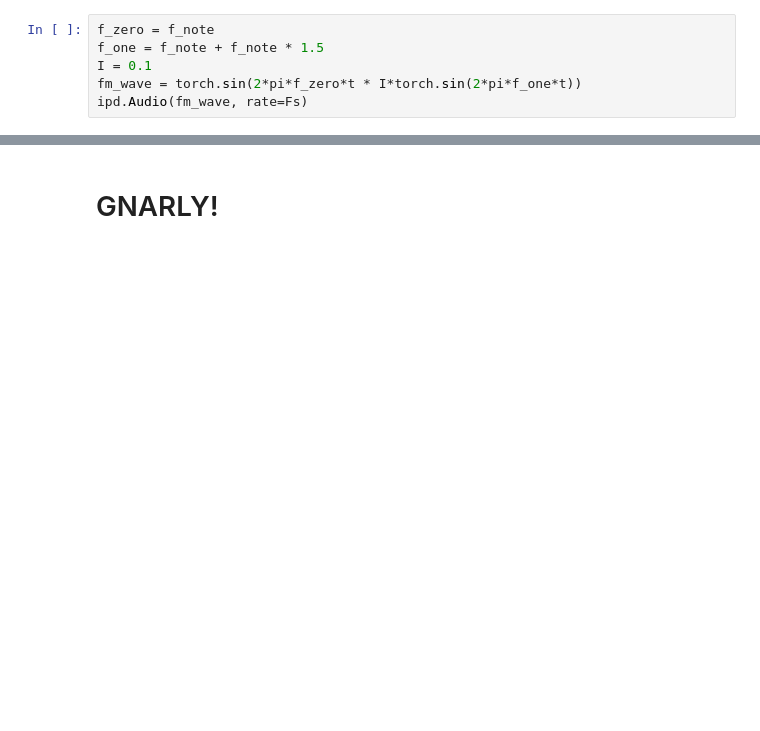
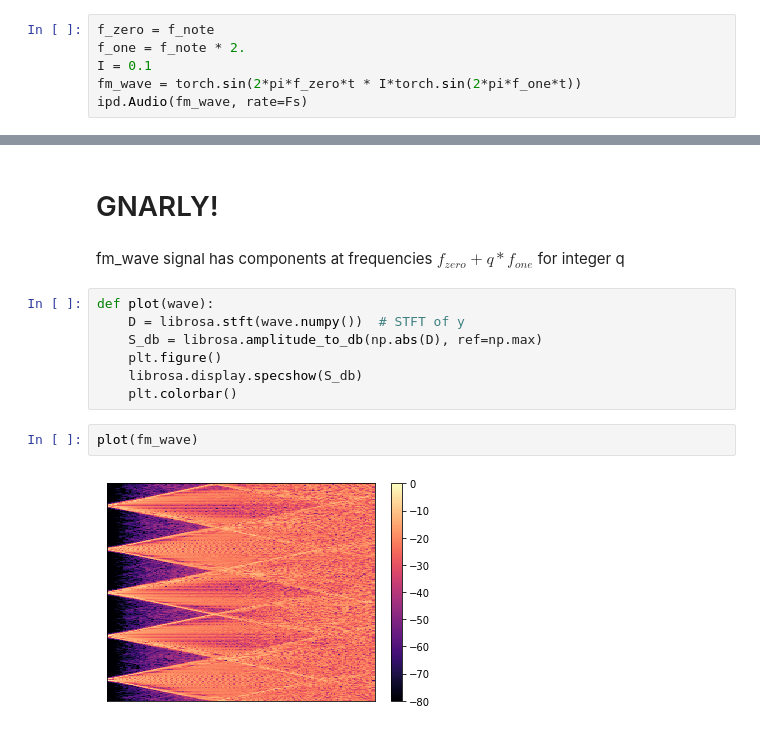
Before and after one commit to jacobjwebber/speak, a Jupyter notebook: fm_synthesis.ipynb, the cells around one changed output, grey strips where cells are left out. Cells and saved outputs as stored; diff of their text form; blank space fills up the shorter version.

```diff
--- a/fm_synthesis.ipynb
+++ b/fm_synthesis.ipynb
@@ -50,7 +51,7 @@ Start with a stored periods worth of signal and repeat this at some give rate co
 Originated from CCRMA. Very simple computationally but produces wide range of rich sounds.
 # %%
 f_zero = f_note
-f_one = f_note + f_note * 1.5
+f_one = f_note * 2.
 I = 0.1
 fm_wave = torch.sin(2*pi*f_zero*t * I*torch.sin(2*pi*f_one*t))
 ipd.Audio(fm_wave, rate=Fs)
@@ -58,3 +59,16 @@ ipd.Audio(fm_wave, rate=Fs)
 [interactive output not drawn]
 # %% [markdown]
 # GNARLY!
+# %% [markdown]
+fm_wave signal has components at frequencies $f_{zero} + q * f_{one}$ for integer q
+# %%
+def plot(wave):
+    D = librosa.stft(wave.numpy())  # STFT of y
+    S_db = librosa.amplitude_to_db(np.abs(D), ref=np.max)
+    plt.figure()
+    librosa.display.specshow(S_db)
+    plt.colorbar()
+# %%
+plot(fm_wave)
+# %% [output]
+[figure, added]
```
Also changed, not shown: parts of 2 cells of this notebook.
